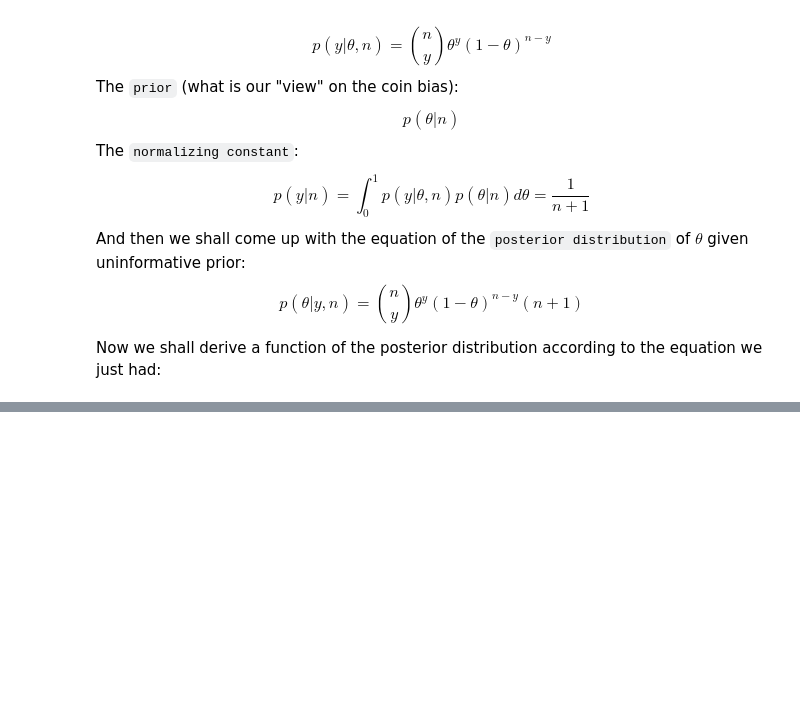
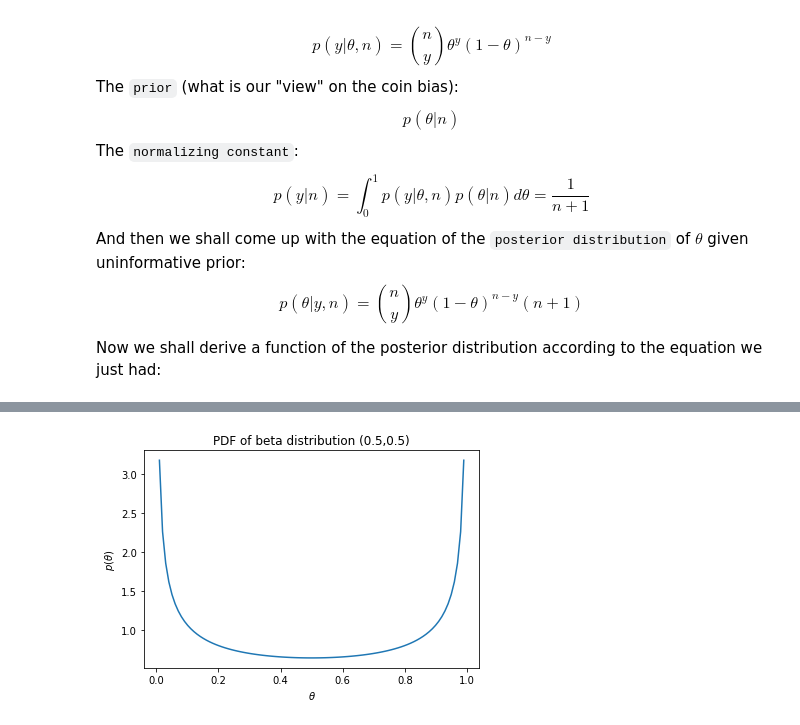
Before and after one commit to gentsk77/EECS491, a Jupyter notebook: Assignments/A1/EECS491-A1-yxs626.ipynb, the cells around one changed output, grey strips where cells are left out. Cells and saved outputs as stored; diff of their text form; code cells hidden in the pictures; blank space fills up the shorter version.

```diff
--- a/Assignments/A1/EECS491-A1-yxs626.ipynb
+++ b/Assignments/A1/EECS491-A1-yxs626.ipynb
@@ -321,0 +310,16 @@ NameError: name 'st' is not defined
+# %%
+import matplotlib.pyplot as plt
+import matplotlib as mpl
+
+def __prior__(alpha, beta):
+    x = np.linspace(0, 1, 100)
+    y = scipy.stats.beta.pdf(x, alpha, beta)
+    fig, ax = plt.subplots()
+    ax.plot(x, y)
+    ax.set_xlabel(r"$\theta$")
+    ax.set_ylabel(r"$p(\theta)$")
+    ax.set_title("PDF of beta distribution ({},{})".format(alpha,beta));
+
+__prior__(0.5, 0.5)
+# %% [output]
+[figure, added]
```
Also changed, not shown: parts of 14 cells of this notebook, 1 other file.
